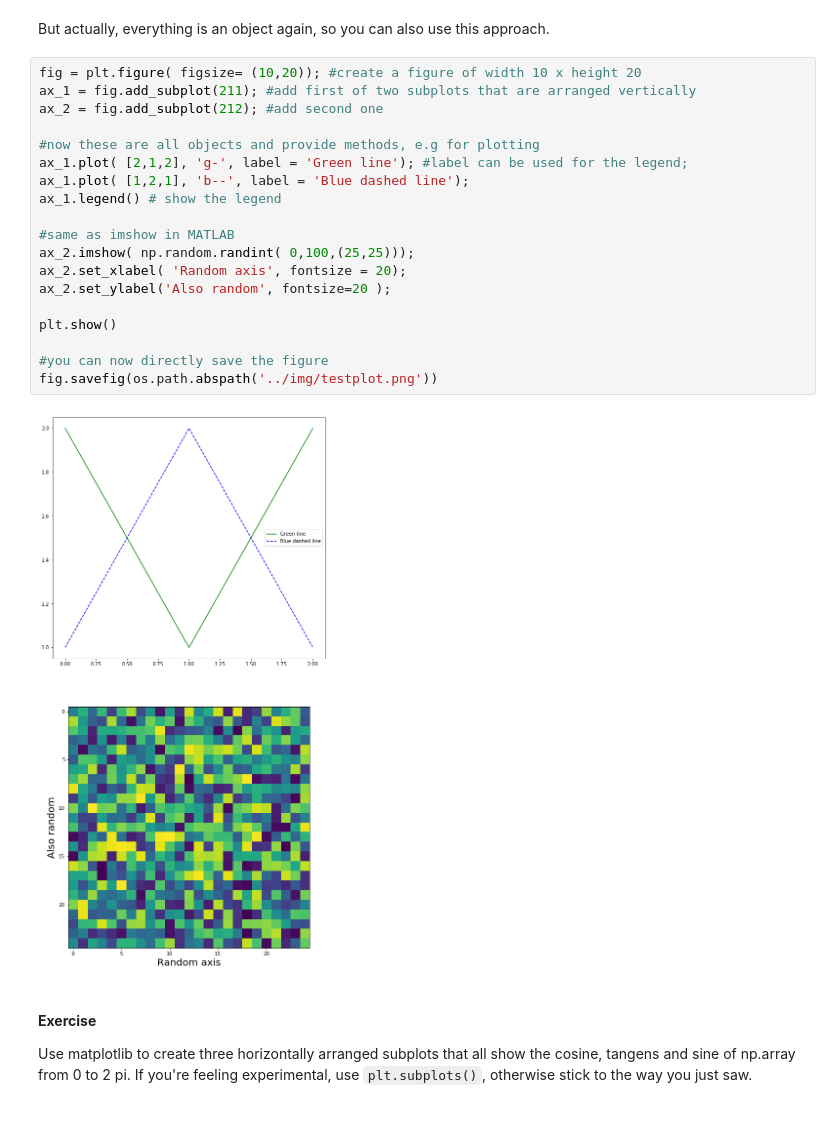
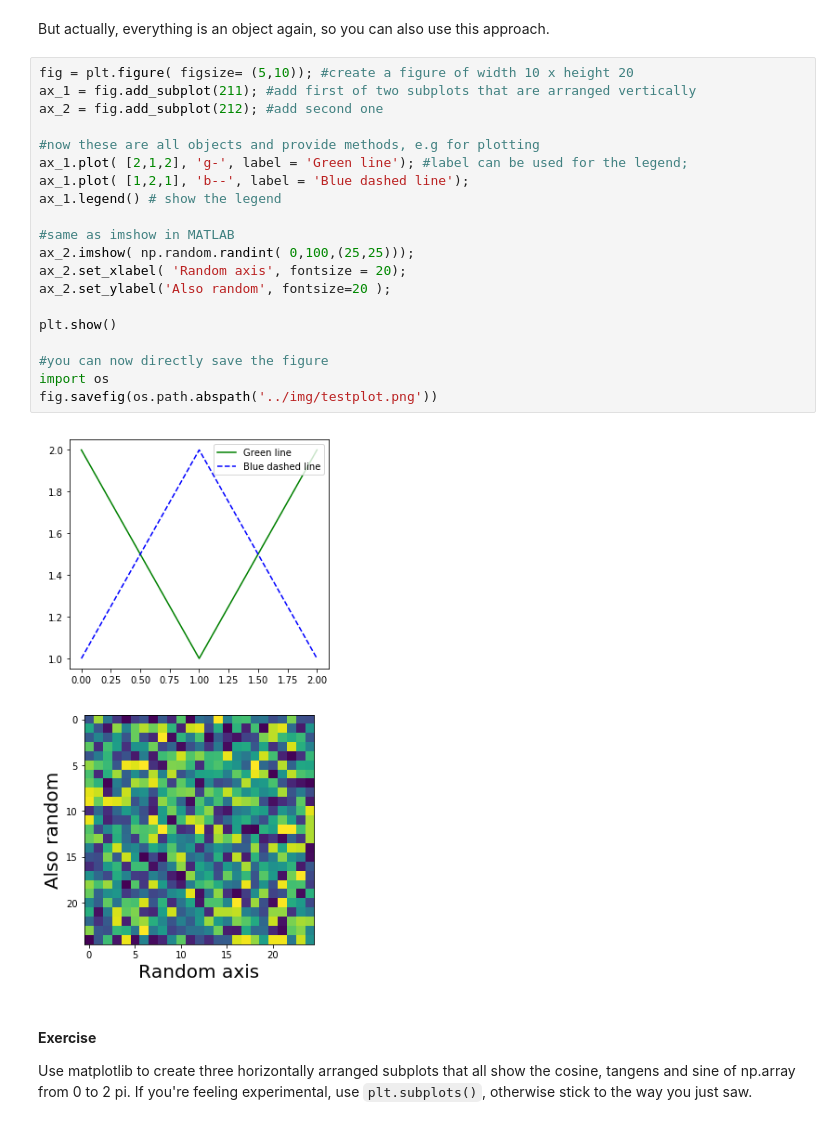
Before and after one commit to LukasNeugebauer/Python_Workshop, a Jupyter notebook: notebooks/8_Important_Packages.ipynb, the cells around one changed output. Cells and saved outputs as stored; diff of their text form.

```diff
--- a/notebooks/8_Important_Packages.ipynb
+++ b/notebooks/8_Important_Packages.ipynb
@@ -216,26 +216,27 @@ plt.show()
 # %% [markdown]
 But actually, everything is an object again, so you can also use this approach.
 # %%
-fig = plt.figure( figsize= (10,20)); #create a figure of width 10 x height 20
+fig = plt.figure( figsize= (5,10)); #create a figure of width 10 x height 20
 ax_1 = fig.add_subplot(211); #add first of two subplots that are arranged vertically
 ax_2 = fig.add_subplot(212); #add second one
 
 #now these are all objects and provide methods, e.g for plotting
 ax_1.plot( [2,1,2], 'g-', label = 'Green line'); #label can be used for the legend;
 ax_1.plot( [1,2,1], 'b--', label = 'Blue dashed line');
 ax_1.legend() # show the legend
 
 #same as imshow in MATLAB
 ax_2.imshow( np.random.randint( 0,100,(25,25)));
 ax_2.set_xlabel( 'Random axis', fontsize = 20);
 ax_2.set_ylabel('Also random', fontsize=20 );
 
 plt.show()
 
 #you can now directly save the figure
+import os
 fig.savefig(os.path.abspath('../img/testplot.png'))
 # %% [output]
-[figure, old version]
+[figure, new version]
 # %% [markdown]
 <br/>
 
```
Also changed, not shown: parts of 5 cells of this notebook.
